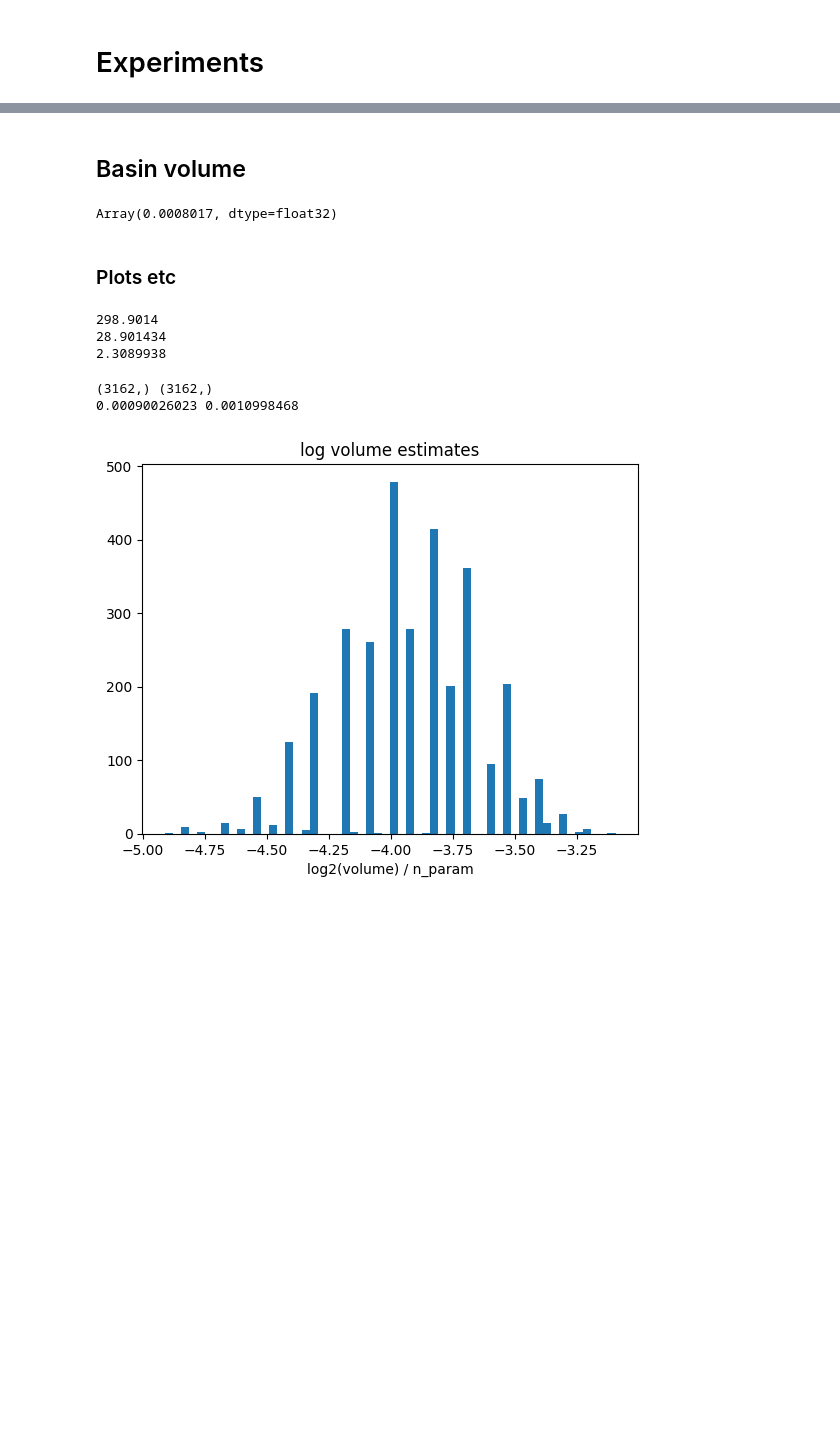
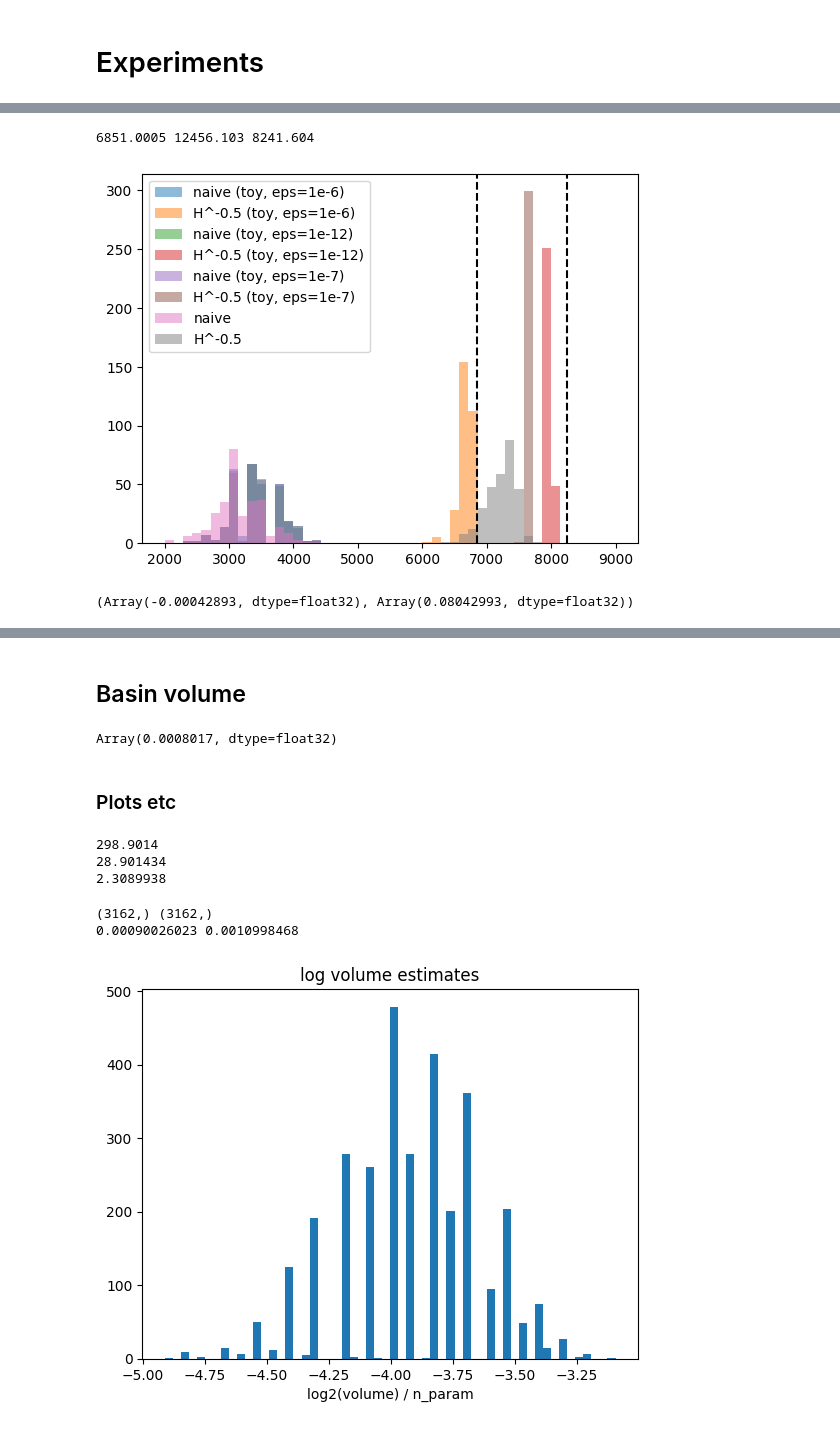
Before and after one commit to EleutherAI/basin-volume, a Jupyter notebook: basin_precondition.ipynb, the cells around one changed output, grey strips where cells are left out. Drawn from its saved outputs; the diff is of its cells as text; code cells hidden in the pictures; blank space fills up the shorter version.

```diff
--- a/basin_precondition.ipynb
+++ b/basin_precondition.ipynb
@@ -254,0 +340,15 @@ final_params = mlp.Params(state.params['p'], init_params.unravel)
+# %%
+p = 1 / (jnp.sqrt(jnp.abs(evals) + 1e-6))
+logp = jnp.log(p)
+logp_norm = logp - jnp.mean(logp)
+p = jnp.exp(logp_norm)
+P = jnp.einsum('ij,j->ij', evecs, p)
+P_spec = P / jnp.exp(jnp.linalg.slogdet(P).logabsdet / evecs.shape[0])
+# %%
+estimates_toy, diffs_toy = get_estimates_toy(300, 1e-6)
+estimates_toy_pre, diffs_toy_pre = get_estimates_toy(300, 1e-6, P_spec)
+estimates_toy_12, diffs_toy_12 = get_estimates_toy(300, 1e-12)
+estimates_toy_12_pre, diffs_toy_12_pre = get_estimates_toy(300, 1e-12, P_spec)
+# %%
+estimates_toy_7, diffs_toy_7 = get_estimates_toy(300, 1e-7)
+estimates_toy_7_pre, diffs_toy_7_pre = get_estimates_toy(300, 1e-7, P_spec)
@@ -254,0 +358,28 @@ final_params = mlp.Params(state.params['p'], init_params.unravel)
+# %%
+def true_logvol(eps):
+    H_PSD = get_H_PSD(eps)
+    return 1/2 * (param_dim * jnp.log(2e-3) - jnp.linalg.slogdet(H_PSD).logabsdet) / jnp.log(10)
+# %%
+print(true_logvol(1e-6), true_logvol(1e-12), true_logvol(1e-7))
+# %% [output]
+6851.0005 12456.103 8241.604
+# %%
+bins = jnp.linspace(2000, 9000, 50)
+plt.hist(estimates_toy / jnp.log(10), bins=bins, alpha=0.5, label="naive (toy, eps=1e-6)")
+plt.hist(estimates_toy_pre / jnp.log(10), bins=bins, alpha=0.5, label="H^-0.5 (toy, eps=1e-6)")
+plt.hist(estimates_toy_12 / jnp.log(10), bins=bins, alpha=0.5, label="naive (toy, eps=1e-12)")
+plt.hist(estimates_toy_12_pre / jnp.log(10), bins=bins, alpha=0.5, label="H^-0.5 (toy, eps=1e-12)")
+plt.hist(estimates_toy_7 / jnp.log(10), bins=bins, alpha=0.5, label="naive (toy, eps=1e-7)")
+plt.hist(estimates_toy_7_pre / jnp.log(10), bins=bins, alpha=0.5, label="H^-0.5 (toy, eps=1e-7)")
+plt.hist(estimates_300 / jnp.log(10), bins=bins, alpha=0.5, label="naive")
+plt.hist(estimates_300_pre / jnp.log(10), bins=bins, alpha=0.5, label="H^-0.5")
+plt.axvline(true_logvol(1e-6), color='k', linestyle='--')
+plt.axvline(true_logvol(1e-7), color='k', linestyle='--')
+plt.legend()
+plt.show()
+# %% [output]
+[figure, added]
+# %%
+evals.min(), evals.max()
+# %% [output]
+(Array(-0.00042893, dtype=float32), Array(0.08042993, dtype=float32))
```
Also changed, not shown: parts of 135 cells of this notebook, 1 other file.
